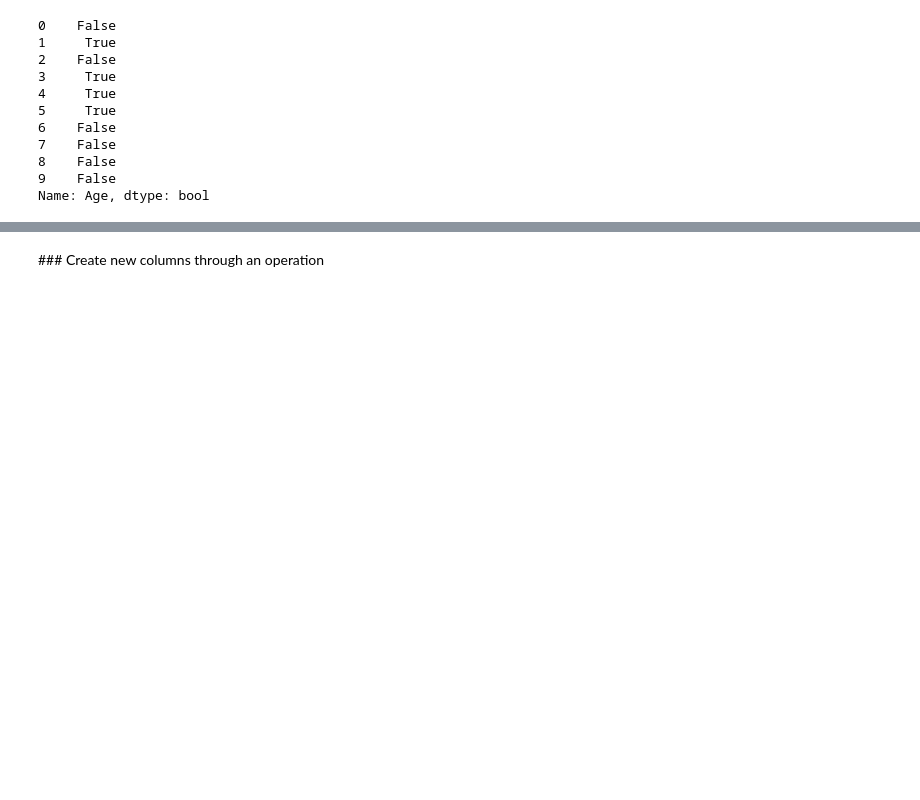
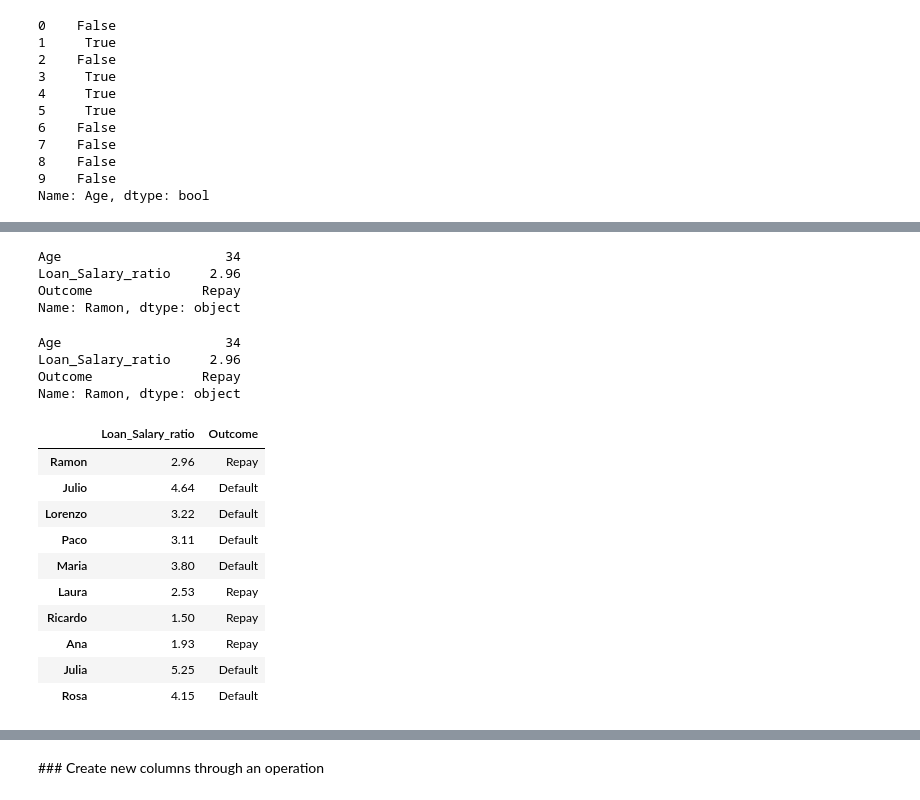
Before and after one commit to pepebonet/Introduction_Python, a Jupyter notebook: scripts/Introduction_to_Pandas.ipynb, the cells around one changed output, grey strips where cells are left out. Cells and saved outputs as stored; diff of their text form; code cells hidden in the pictures; blank space fills up the shorter version.

```diff
--- a/scripts/Introduction_to_Pandas.ipynb
+++ b/scripts/Introduction_to_Pandas.ipynb
@@ -191,0 +209,28 @@ df_age_40.head()
+# %%
+new_df.iloc[0]
+# %% [output]
+Age                     34
+Loan_Salary_ratio     2.96
+Outcome              Repay
+Name: Ramon, dtype: object
+# %%
+new_df.loc['Ramon']
+# %% [output]
+Age                     34
+Loan_Salary_ratio     2.96
+Outcome              Repay
+Name: Ramon, dtype: object
+# %%
+new_df.drop(['Age'], axis=1)
+# %% [output]
+|  | Loan_Salary_ratio | Outcome |
+| Ramon | 2.96 | Repay |
+| Julio | 4.64 | Default |
+| Lorenzo | 3.22 | Default |
+| Paco | 3.11 | Default |
+| Maria | 3.80 | Default |
+| Laura | 2.53 | Repay |
+| Ricardo | 1.50 | Repay |
+| Ana | 1.93 | Repay |
+| Julia | 5.25 | Default |
+| Rosa | 4.15 | Default |
```
Also changed, not shown: parts of 25 cells of this notebook.
